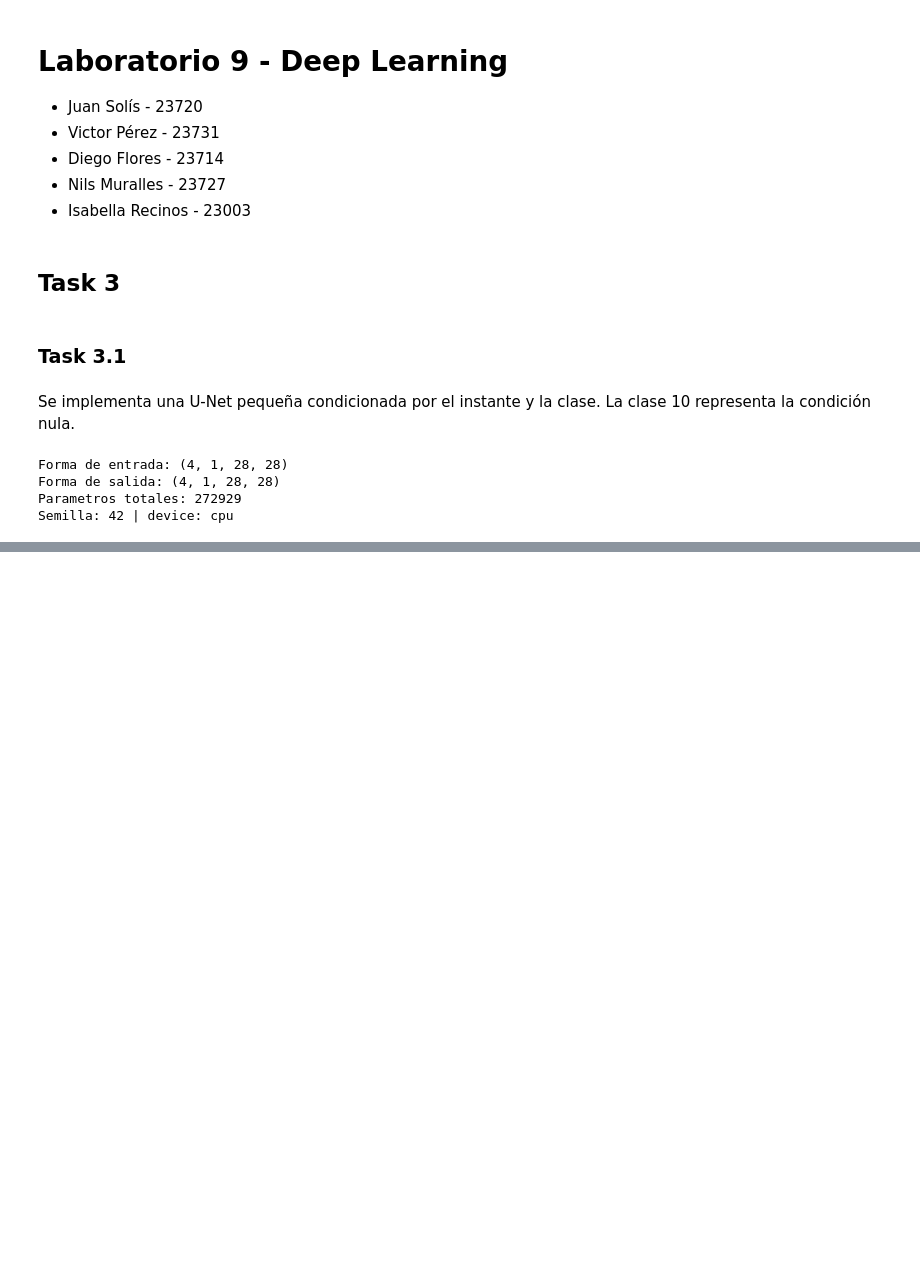
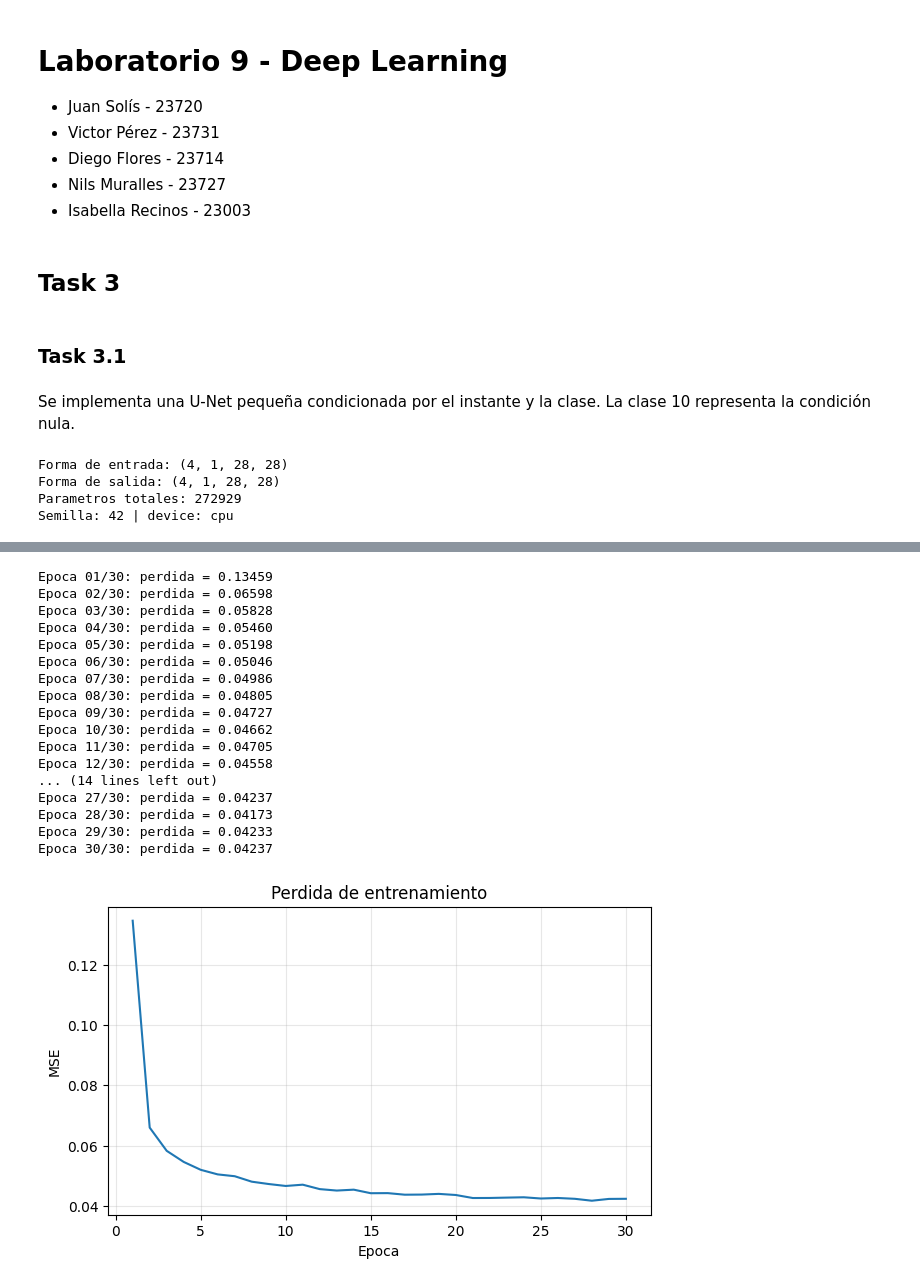
Before and after one commit to JuanDsm04/dl-lab9, a Jupyter notebook: 03-task3-difusion-unet.ipynb, the cells around one changed output, grey strips where cells are left out. Drawn from its saved outputs; the diff is of its cells as text; code cells hidden in the pictures; blank space fills up the shorter version.

```diff
--- a/03-task3-difusion-unet.ipynb
+++ b/03-task3-difusion-unet.ipynb
@@ -118,0 +154,59 @@ Semilla: 42 | device: cpu
+# %%
+torch.manual_seed(SEED)
+optimizer = torch.optim.Adam(model.parameters(), lr=lr)
+train_losses = []
+
+for epoch in range(epochs):
+    model.train()
+    permutation = torch.randperm(len(x_train), device=device)
+    total_loss = 0.0
+
+    for i in range(0, len(x_train), batch_size):
+        indices = permutation[i:i + batch_size]
+        x0 = x_train[indices]
+        labels = y_train[indices]
+        t = torch.randint(1, T + 1, (len(x0),), device=device)
+        eps = torch.randn_like(x0)
+        xt = q_sample(x0, t, eps)
+
+        condition = labels.clone()
+        condition[torch.rand(len(x0), device=device) < p_uncond] = 10
+        predicted_eps = model(xt, t, condition)
+        loss = torch.mean((eps - predicted_eps) ** 2)
+
+        optimizer.zero_grad()
+        loss.backward()
+        optimizer.step()
+        total_loss += loss.item() * len(x0)
+
+    epoch_loss = total_loss / len(x_train)
+    assert math.isfinite(epoch_loss)
+    train_losses.append(epoch_loss)
+    print(f"Epoca {epoch + 1:02d}/{epochs}: perdida = {epoch_loss:.5f}")
+
+plt.figure(figsize=(7, 4))
+plt.plot(range(1, epochs + 1), train_losses)
+plt.xlabel("Epoca")
+plt.ylabel("MSE")
+plt.title("Perdida de entrenamiento")
+plt.grid(alpha=0.3)
+plt.show()
+# %% [output]
+Epoca 01/30: perdida = 0.13459
+Epoca 02/30: perdida = 0.06598
+Epoca 03/30: perdida = 0.05828
+Epoca 04/30: perdida = 0.05460
+Epoca 05/30: perdida = 0.05198
+Epoca 06/30: perdida = 0.05046
+Epoca 07/30: perdida = 0.04986
+Epoca 08/30: perdida = 0.04805
+Epoca 09/30: perdida = 0.04727
+Epoca 10/30: perdida = 0.04662
+Epoca 11/30: perdida = 0.04705
+Epoca 12/30: perdida = 0.04558
+... (14 lines left out)
+Epoca 27/30: perdida = 0.04237
+Epoca 28/30: perdida = 0.04173
+Epoca 29/30: perdida = 0.04233
+Epoca 30/30: perdida = 0.04237
+[figure, added]
```
Also changed, not shown: parts of 7 cells of this notebook.
